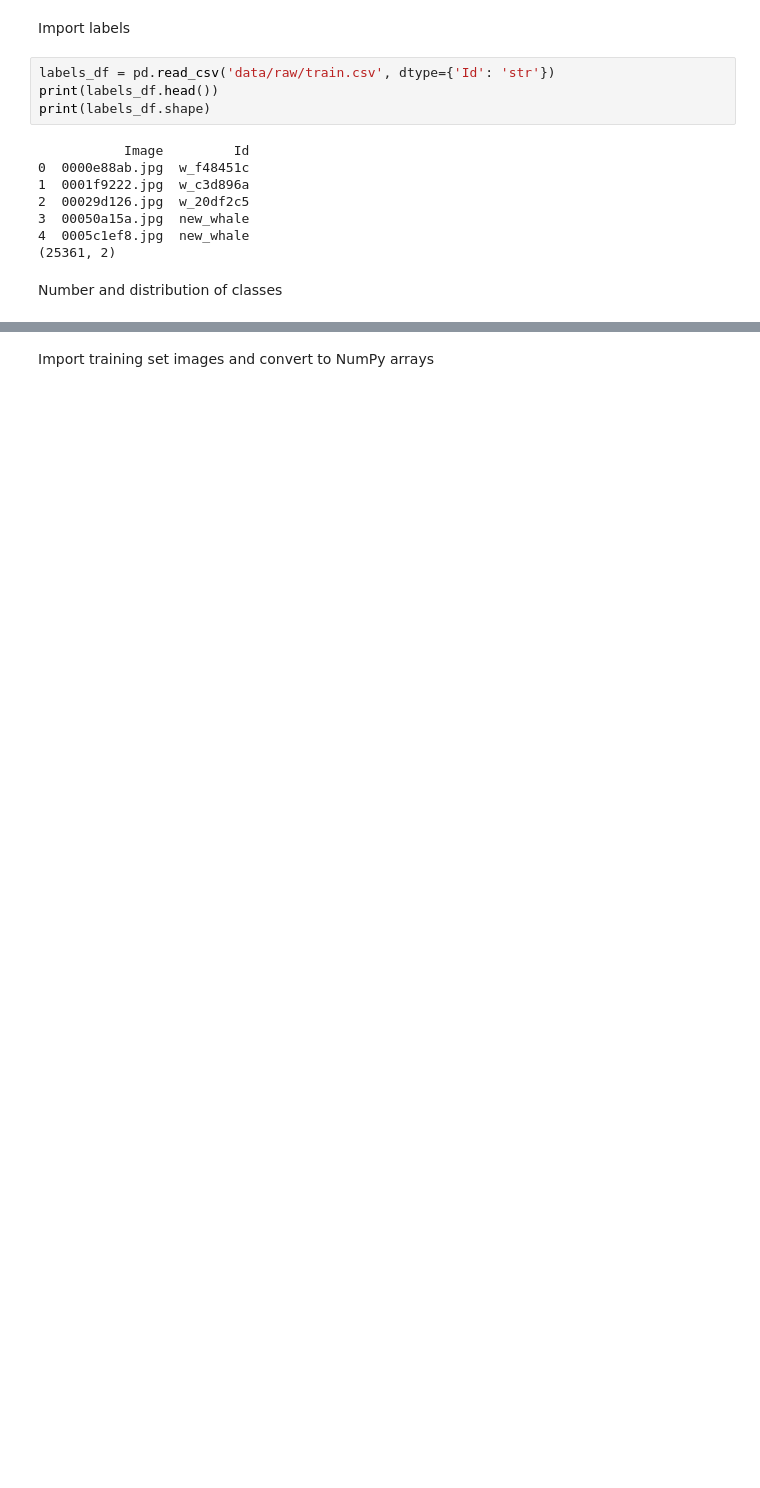
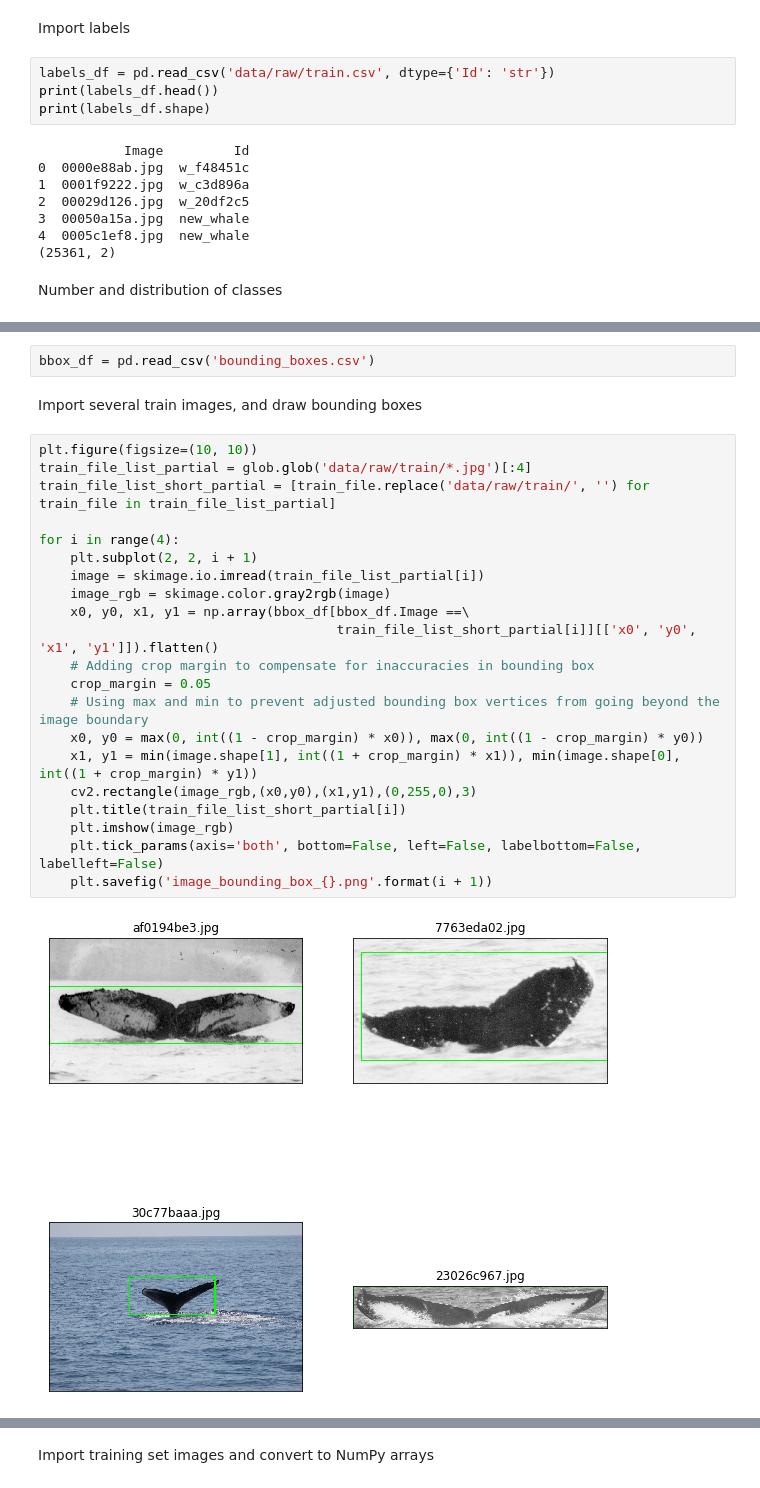
Before and after one commit to yxlee245/kaggle-whale-2018, a Jupyter notebook: Data_Preprocessing_v2.ipynb, the cells around one changed output, grey strips where cells are left out. Cells and saved outputs as stored; diff of their text form; blank space fills up the shorter version.

```diff
--- a/Data_Preprocessing_v2.ipynb
+++ b/Data_Preprocessing_v2.ipynb
@@ -43,0 +75,27 @@ No of classes: 5005
+# %%
+bbox_df = pd.read_csv('bounding_boxes.csv')
+# %% [markdown]
+Import several train images, and draw bounding boxes
+# %%
+plt.figure(figsize=(10, 10))
+train_file_list_partial = glob.glob('data/raw/train/*.jpg')[:4]
+train_file_list_short_partial = [train_file.replace('data/raw/train/', '') for train_file in train_file_list_partial]
+
+for i in range(4):
+    plt.subplot(2, 2, i + 1)
+    image = skimage.io.imread(train_file_list_partial[i])
+    image_rgb = skimage.color.gray2rgb(image)
+    x0, y0, x1, y1 = np.array(bbox_df[bbox_df.Image ==\
+                                      train_file_list_short_partial[i]][['x0', 'y0', 'x1', 'y1']]).flatten()
+    # Adding crop margin to compensate for inaccuracies in bounding box
+    crop_margin = 0.05
+    # Using max and min to prevent adjusted bounding box vertices from going beyond the image boundary
+    x0, y0 = max(0, int((1 - crop_margin) * x0)), max(0, int((1 - crop_margin) * y0))
+    x1, y1 = min(image.shape[1], int((1 + crop_margin) * x1)), min(image.shape[0], int((1 + crop_margin) * y1))
+    cv2.rectangle(image_rgb,(x0,y0),(x1,y1),(0,255,0),3)
+    plt.title(train_file_list_short_partial[i])
+    plt.imshow(image_rgb)
+    plt.tick_params(axis='both', bottom=False, left=False, labelbottom=False, labelleft=False)
+    plt.savefig('image_bounding_box_{}.png'.format(i + 1))
+# %% [output]
+[figure, added]
```
Also changed, not shown: parts of 29 cells of this notebook, 31 other files.
